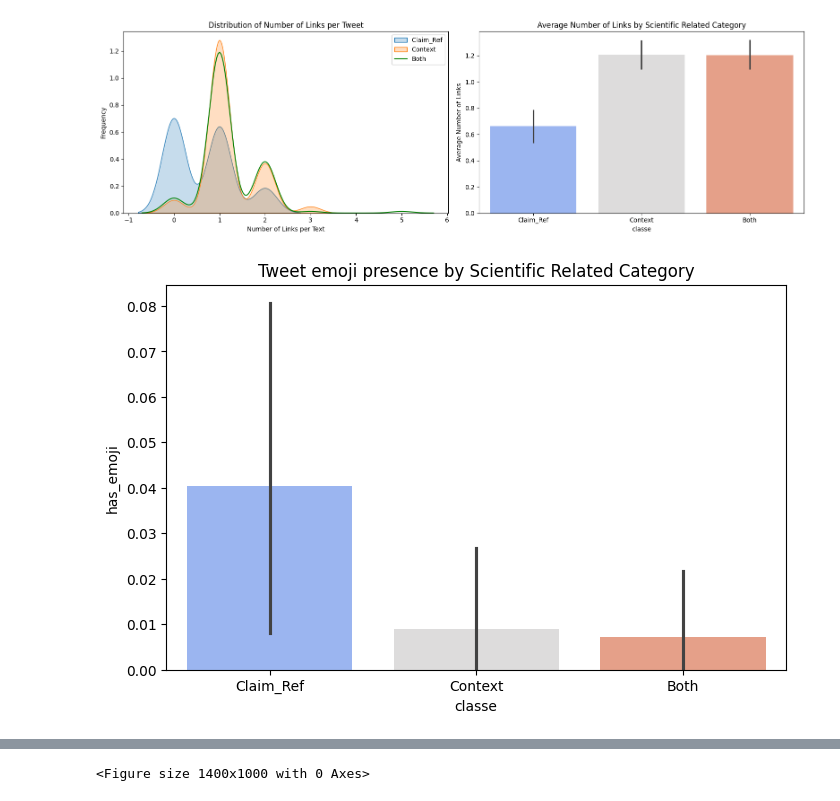
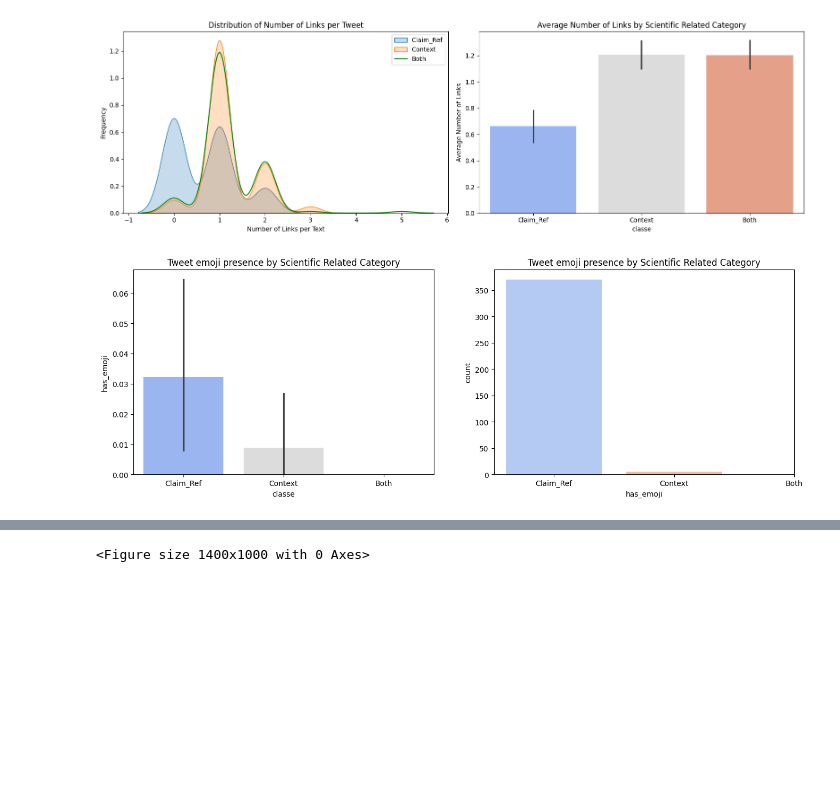
Before and after one commit to AllanDwyre/Scitweets, a Jupyter notebook: src/data_exploration/dataset_exploration_step2.ipynb, the cells around one changed output, grey strips where cells are left out. Saved outputs shown, nothing was run; the diff lists cells and outputs as text; code cells hidden in the pictures; blank space fills up the shorter version.

```diff
--- a/src/data_exploration/dataset_exploration_step2.ipynb
+++ b/src/data_exploration/dataset_exploration_step2.ipynb
@@ -296,33 +324,35 @@ plt.show()
 # %% [output]
 [figure]
 # %%
+import emoji
+
+def count_emojis(text: str) -> int:
+		return sum(1 for char in text if char in emoji.EMOJI_DATA)
+
 def has_emoji(text):
     """Detects if a text contains at least one emoji."""
-    emoji_pattern = re.compile(
-        "[\U0001F600-\U0001F64F"  # Emoticons
-        "\U0001F300-\U0001F5FF"  # Symbols & Pictographs
-        "\U0001F680-\U0001F6FF"  # Transport & Map Symbols
-        "\U0001F700-\U0001F77F"  # Alchemical Symbols
-        "\U0001F780-\U0001F7FF"  # Geometric Shapes
-        "\U0001F800-\U0001F8FF"  # Supplemental Arrows
-        "\U0001F900-\U0001F9FF"  # Supplemental Symbols and Pictographs
-        "\U0001FA00-\U0001FA6F"  # Chess Symbols, Symbols for legacy computing, etc.
-        "\U0001FA70-\U0001FAFF"  # Symbols for legacy computing, other symbols
-        "\U00002702-\U000027B0"  # Dingbats
-        "\U000024C2-\U0001F251"  # Enclosed Characters
-        "]+", flags=re.UNICODE)
+    return any(char in emoji.EMOJI_DATA for char in text)
 
-    return bool(re.search(emoji_pattern, str(text)))
 
 df["has_emoji"] = df["text"].apply(has_emoji)
+df["count_emoji"] = df["text"].apply(count_emojis)
 
-plt.figure(figsize=(8, 5))
+plt.figure(figsize=(8 * 2 , 5))
+
+plt.subplot(1, 2, 1)
 sns.barplot(x="classe", y="has_emoji", data=df, palette="coolwarm")
 plt.title("Tweet emoji presence by Scientific Related Category")
 plt.xticks([0, 1, 2], ["Claim_Ref", "Context", "Both"])
+
+plt.subplot(1, 2, 2)
+sns.countplot(x="has_emoji", data=df, palette="coolwarm")
+plt.title("Tweet emoji presence by Scientific Related Category")
+plt.xticks([0, 1, 2], ["Claim_Ref", "Context", "Both"])
+
+
 plt.show()
 # %% [output]
-[figure, old version]
+[figure, new version]
 # %%
 def mentions_number(text):
 	"""Compute the number of tags by text ."""
```
Also changed, not shown: parts of 6 cells of this notebook, 21 other files.
